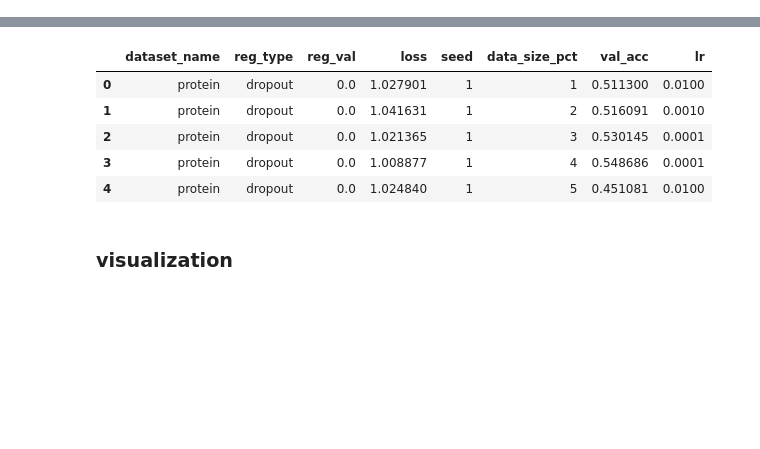
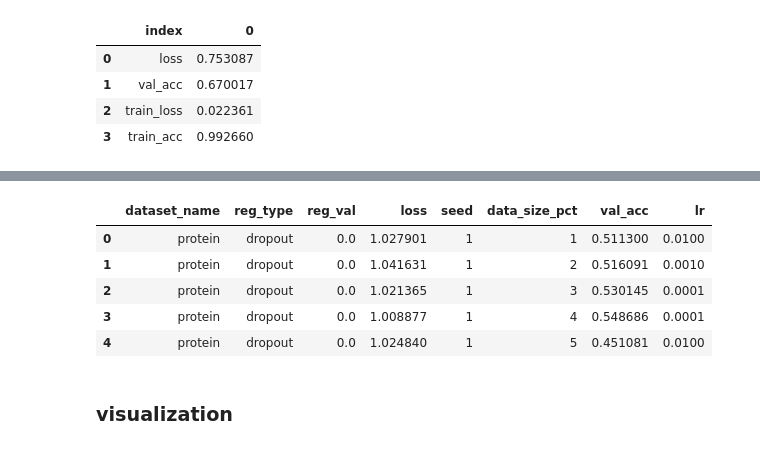
Before and after one commit to srp-group/hypothesis-testing, a Jupyter notebook: hyperparameters/visualization.ipynb, the cells around one changed output, grey strips where cells are left out. Drawn from its saved outputs; the diff is of its cells as text; code cells hidden in the pictures; blank space fills up the shorter version.

```diff
--- a/hyperparameters/visualization.ipynb
+++ b/hyperparameters/visualization.ipynb
@@ -10,0 +26,13 @@ from scipy.stats import norm
+# %%
+df_pro = pd.read_csv('../protein_l2_results.csv', header=0, index_col=None)
+df_pro = df_pro.drop(columns=[
+    "dataset_name", "reg_type", "reg_val", "data_size_pct", "lr", "seed"
+])
+df_pro = df_pro.mean().reset_index()
+df_pro.head()
+# %% [output]
+|  | index | 0 |
+| 0 | loss | 0.753087 |
+| 1 | val_acc | 0.670017 |
+| 2 | train_loss | 0.022361 |
+| 3 | train_acc | 0.992660 |
```
Also changed, not shown: parts of 6 cells of this notebook.
